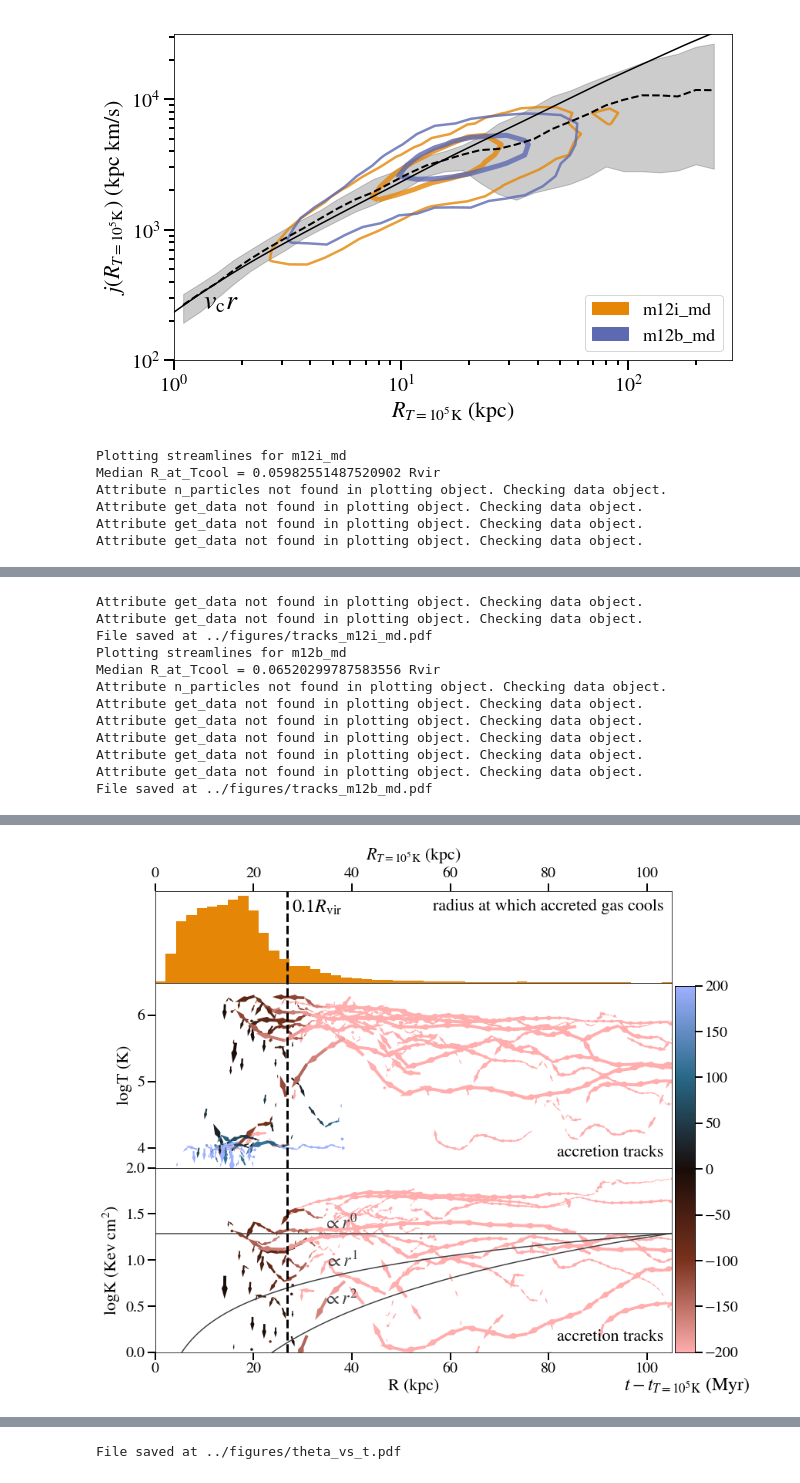
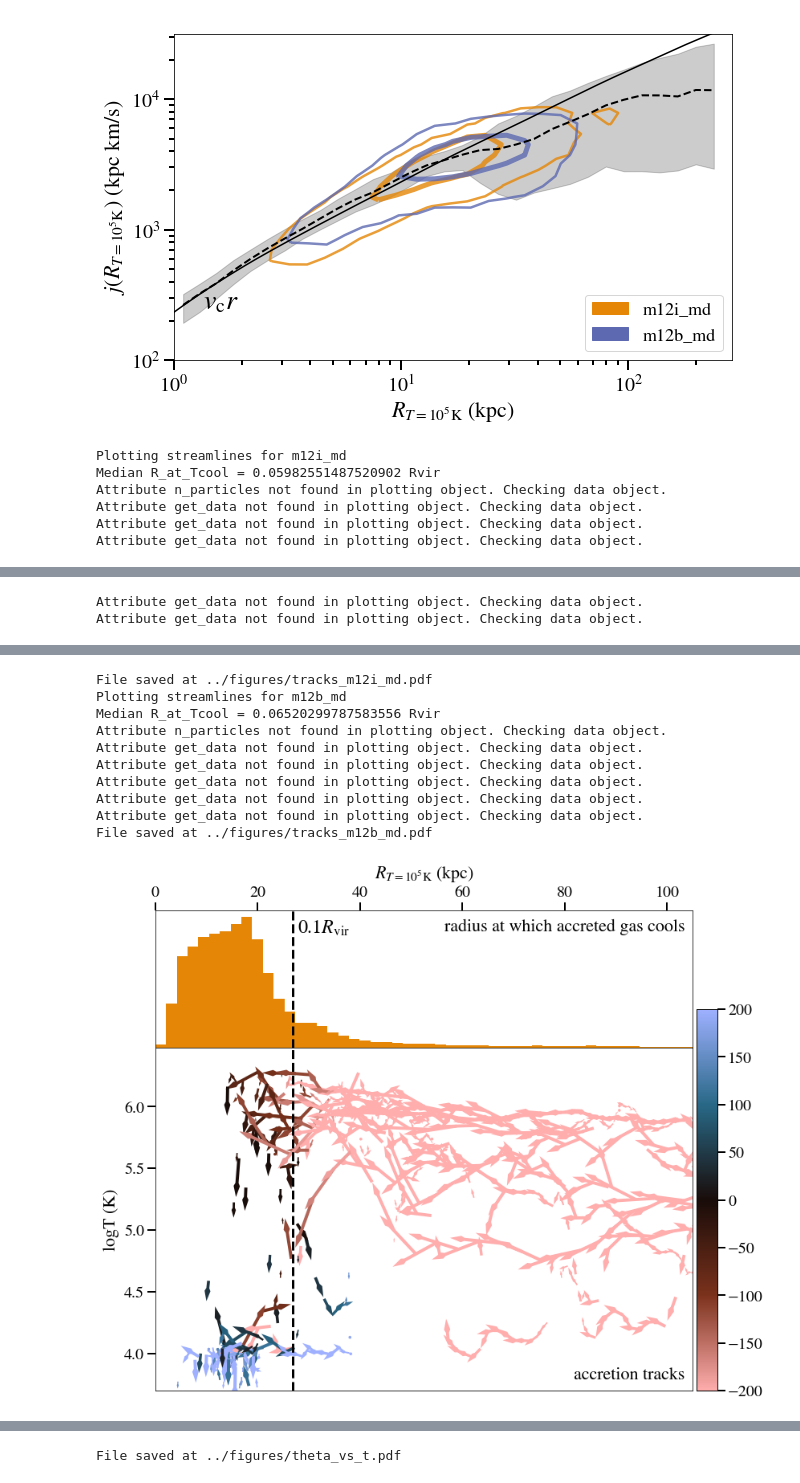
Before and after one commit to zhafen/Hot-Accretion-in-FIRE, a Jupyter notebook: analysis/tracked_particles_analysis.ipynb, the cells around one changed output, grey strips where cells are left out. Saved outputs shown, nothing was run; the diff lists cells and outputs as text; code cells hidden in the pictures.

Commit message:
Commented out entropy panel in accretion tracks figure.

```diff
--- a/analysis/tracked_particles_analysis.ipynb
+++ b/analysis/tracked_particles_analysis.ipynb
@@ -767,7 +764,7 @@ for j, (sim_name_j, w_j) in enumerate( w_set.items() ):
     fig = plt.figure( figsize=(12, 11), facecolor='w' )
     ax = plt.gca()
 
-    gs = gridspec.GridSpec(10, 1)
+    gs = gridspec.GridSpec(7, 1)
     gs.update( hspace=0.001 )
 
     ax1 = plt.subplot(gs[:2,0])
@@ -835,8 +832,9 @@ for j, (sim_name_j, w_j) in enumerate( w_set.items() ):
 
     ### FLOW PLOT ####
 
-    ax2 = plt.subplot(gs[2:6,0])
-    ax3 = plt.subplot(gs[6:,0])
+    ax2 = plt.subplot(gs[2:,0])
+#     ax3 = plt.subplot(gs[6:,0])
+    ax3 = ax
 
     # Choose particles
     particle_inds = np.random.choice( np.arange( w_j.n_particles ), size=n_particles, replace=False )
@@ -1055,12 +1050,2 @@ RuntimeWarning: divide by zero encountered in log10
 Attribute get_data not found in plotting object. Checking data object.
 Attribute get_data not found in plotting object. Checking data object.
-File saved at ../figures/tracks_m12i_md.pdf
-Plotting streamlines for m12b_md
-Median R_at_Tcool = 0.06520299787583556 Rvir
-Attribute n_particles not found in plotting object. Checking data object.
-Attribute get_data not found in plotting object. Checking data object.
-Attribute get_data not found in plotting object. Checking data object.
-Attribute get_data not found in plotting object. Checking data object.
-Attribute get_data not found in plotting object. Checking data object.
-Attribute get_data not found in plotting object. Checking data object.
-File saved at ../figures/tracks_m12b_md.pdf
@@ -1067 +1055,11 @@ File saved at ../figures/tracks_m12b_md.pdf
+File saved at ../figures/tracks_m12i_md.pdf
+Plotting streamlines for m12b_md
+Median R_at_Tcool = 0.06520299787583556 Rvir
+Attribute n_particles not found in plotting object. Checking data object.
+Attribute get_data not found in plotting object. Checking data object.
+Attribute get_data not found in plotting object. Checking data object.
+Attribute get_data not found in plotting object. Checking data object.
+Attribute get_data not found in plotting object. Checking data object.
+Attribute get_data not found in plotting object. Checking data object.
+File saved at ../figures/tracks_m12b_md.pdf
-[figure, old version]
+[figure, new version]
```
Also changed, not shown: parts of 13 cells of this notebook, 5 other files.
